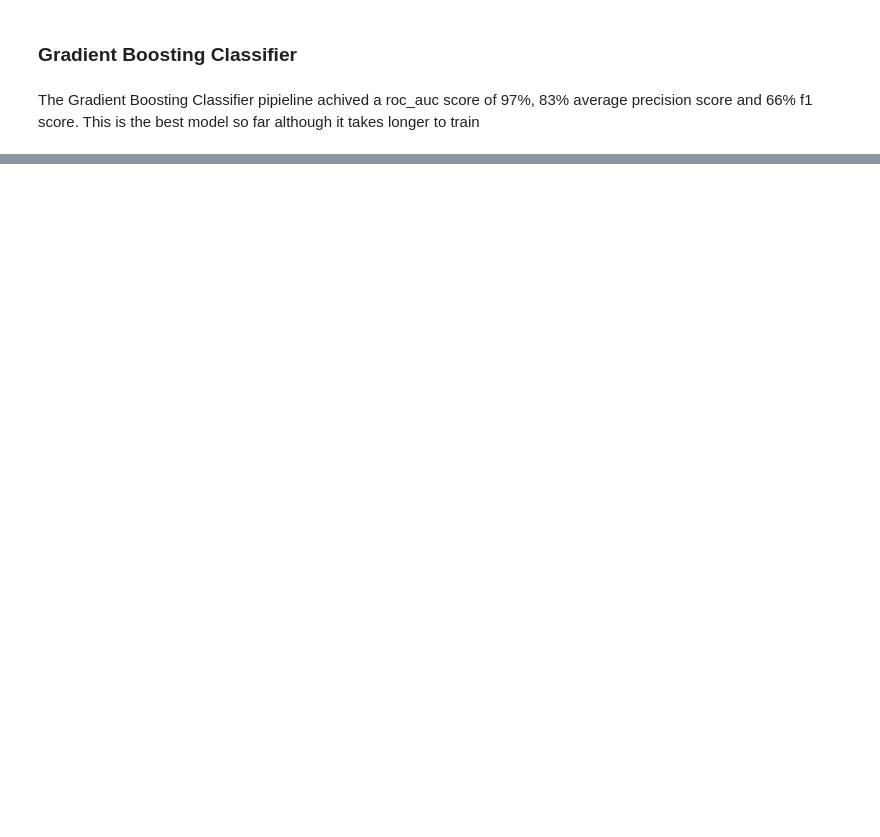
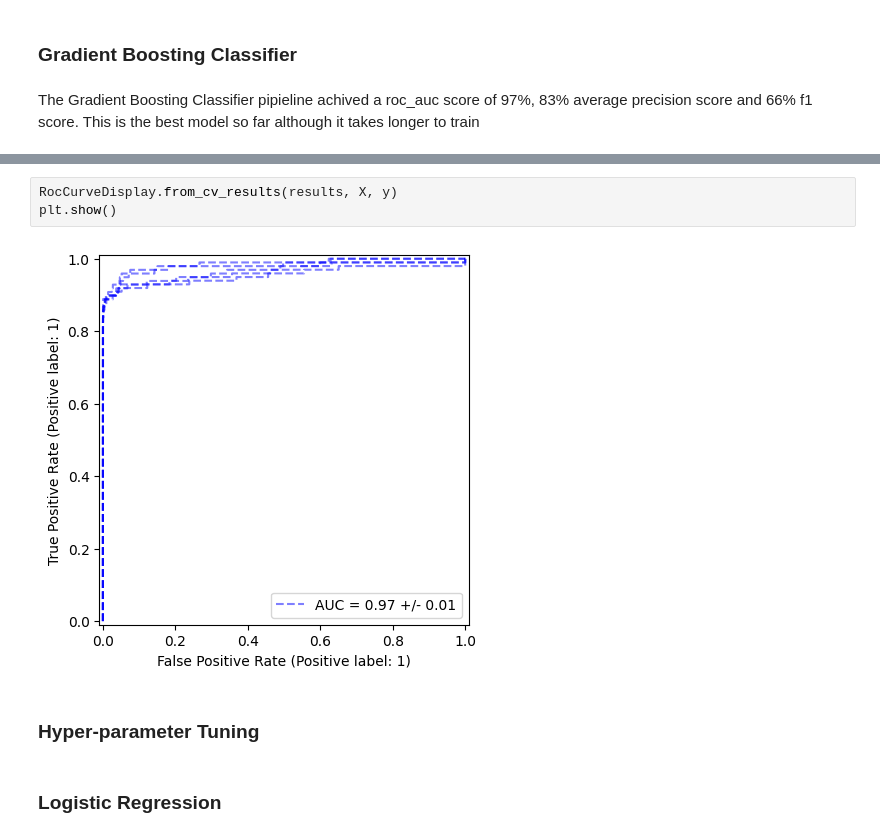
Before and after one commit to webmaster99-stack/credit-card-fraud-detection, a Jupyter notebook: notebooks/model_training_real_data.ipynb, the cells around one changed output, grey strips where cells are left out. Cells and saved outputs as stored; diff of their text form; blank space fills up the shorter version.

Commit message:
Hyper-parameter tuning on real data

```diff
--- a/notebooks/model_training_real_data.ipynb
+++ b/notebooks/model_training_real_data.ipynb
@@ -180,0 +227,9 @@ for metric in scoring:
+# %%
+RocCurveDisplay.from_cv_results(results, X, y)
+plt.show()
+# %% [output]
+[figure, added]
+# %% [markdown]
+### Hyper-parameter Tuning
+# %% [markdown]
+### Logistic Regression
```
Also changed, not shown: parts of 17 cells of this notebook.
